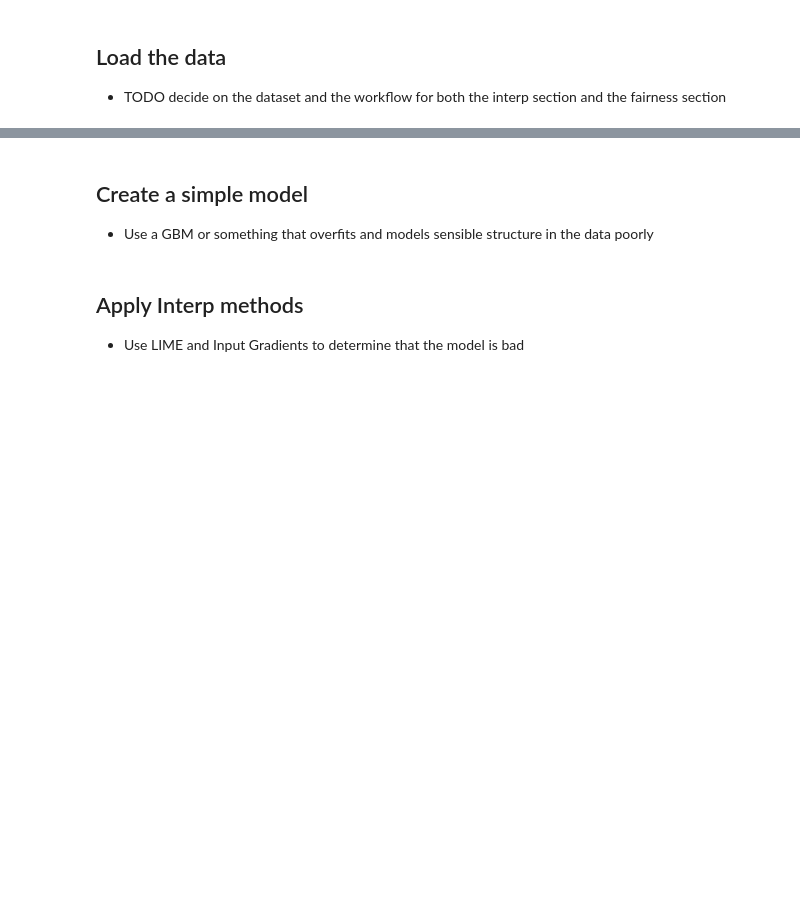
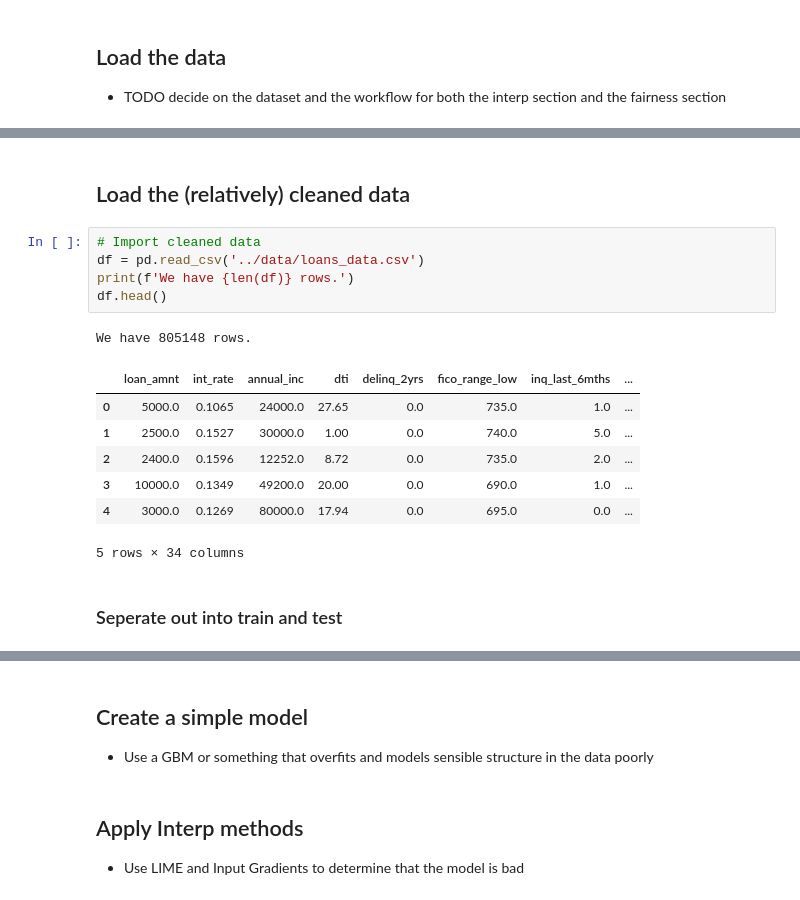
Before and after one commit to pblankley/interp-workshop-2019, a Jupyter notebook: notebooks/pb_interp_workshop.ipynb, the cells around one changed output, grey strips where cells are left out. Saved outputs shown, nothing was run; the diff lists cells and outputs as text; blank space fills up the shorter version.

```diff
--- a/notebooks/pb_interp_workshop.ipynb
+++ b/notebooks/pb_interp_workshop.ipynb
@@ -14,0 +65,18 @@ sns.set_palette('pastel', color_codes=True)
+# %% [markdown]
+## Load the (relatively) cleaned data
+# %%
+# Import cleaned data
+df = pd.read_csv('../data/loans_data.csv')
+print(f'We have {len(df)} rows.')
+df.head()
+# %% [output]
+We have 805148 rows.
+|  | loan_amnt | int_rate | annual_inc | dti | delinq_2yrs | fico_range_low | inq_last_6mths | ... |
+| 0 | 5000.0 | 0.1065 | 24000.0 | 27.65 | 0.0 | 735.0 | 1.0 | ... |
+| 1 | 2500.0 | 0.1527 | 30000.0 | 1.00 | 0.0 | 740.0 | 5.0 | ... |
+| 2 | 2400.0 | 0.1596 | 12252.0 | 8.72 | 0.0 | 735.0 | 2.0 | ... |
+| 3 | 10000.0 | 0.1349 | 49200.0 | 20.00 | 0.0 | 690.0 | 1.0 | ... |
+| 4 | 3000.0 | 0.1269 | 80000.0 | 17.94 | 0.0 | 695.0 | 0.0 | ... |
+5 rows × 34 columns
+# %% [markdown]
+### Seperate out into train and test
```
Also changed, not shown: parts of 8 cells of this notebook.
